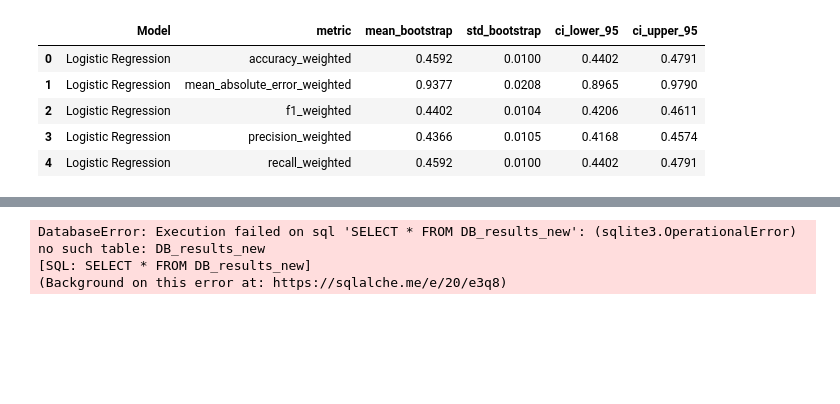
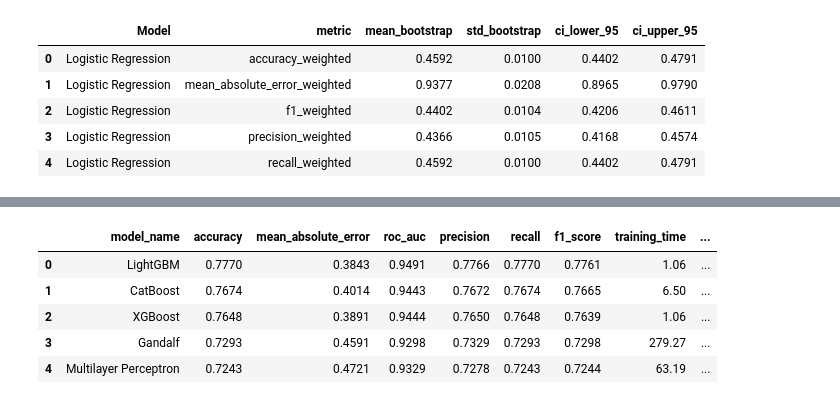
Before and after one commit to JORE95/predictive-goods-receipt-scheduling, a Jupyter notebook: confidence_intervalls.ipynb, the cells around one changed output, grey strips where cells are left out. Cells and saved outputs as stored; diff of their text form; code cells hidden in the pictures; blank space fills up the shorter version.

```diff
--- a/confidence_intervalls.ipynb
+++ b/confidence_intervalls.ipynb
@@ -173,21 +156,10 @@ Model order: F1-Score
 # %%
-
-
-
-df=pd.read_sql("SELECT * FROM DB_results", con=engine)
-
-#try to convert to float
-
-# for col in df.columns:
-#     try:
-#         df[col] = df[col].astype(float)
-#     except ValueError:
-#         pass
-
-df.head()
 # %% [output]
-DatabaseError: Execution failed on sql 'SELECT * FROM DB_results_new': (sqlite3.OperationalError) no such table: DB_results_new
-[SQL: SELECT * FROM DB_results_new]
-(Background on this error at: https://sqlalche.me/e/20/e3q8)
+|  | model_name | accuracy | mean_absolute_error | roc_auc | precision | recall | f1_score | training_time | ... |
+| 0 | LightGBM | 0.7770 | 0.3843 | 0.9491 | 0.7766 | 0.7770 | 0.7761 | 1.06 | ... |
+| 1 | CatBoost | 0.7674 | 0.4014 | 0.9443 | 0.7672 | 0.7674 | 0.7665 | 6.50 | ... |
+| 2 | XGBoost | 0.7648 | 0.3891 | 0.9444 | 0.7650 | 0.7648 | 0.7639 | 1.06 | ... |
+| 3 | Gandalf | 0.7293 | 0.4591 | 0.9298 | 0.7329 | 0.7293 | 0.7298 | 279.27 | ... |
+| 4 | Multilayer Perceptron | 0.7243 | 0.4721 | 0.9329 | 0.7278 | 0.7243 | 0.7244 | 63.19 | ... |
 # %%
 
```
Also changed, not shown: parts of 3 cells of this notebook, 10 other files.
